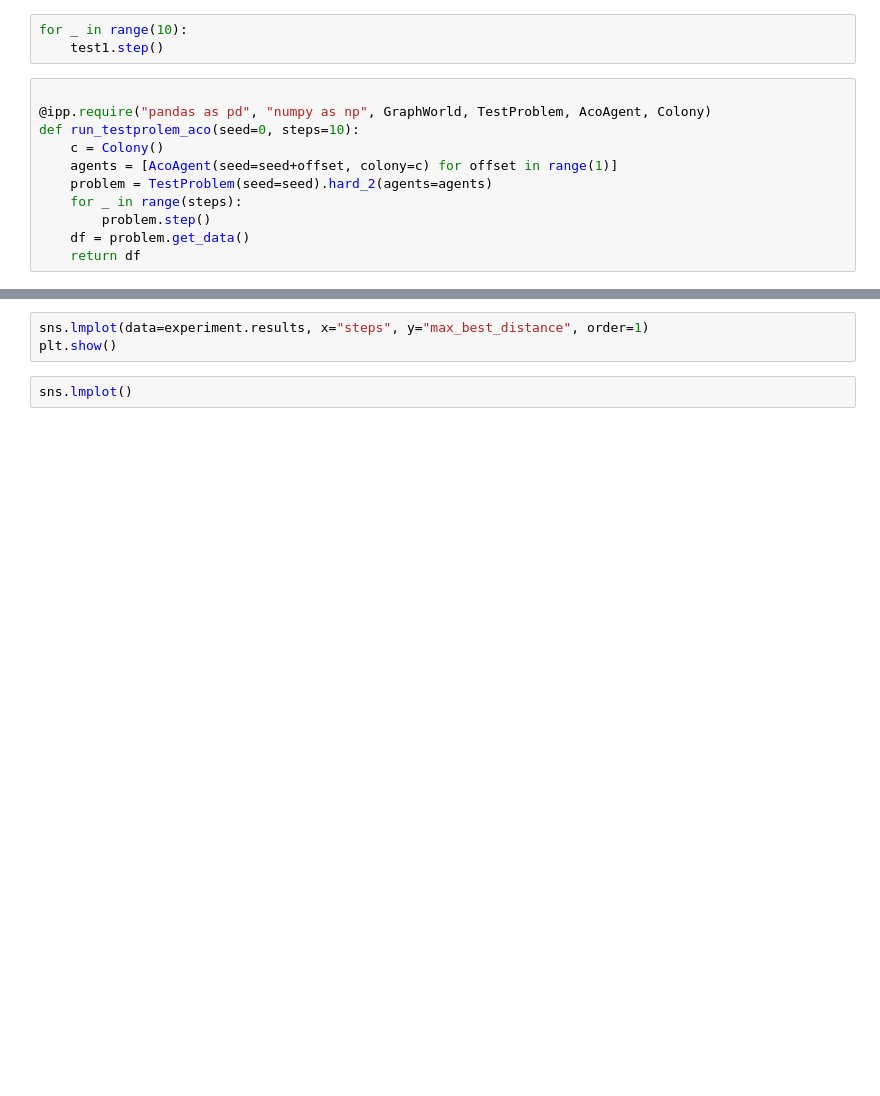
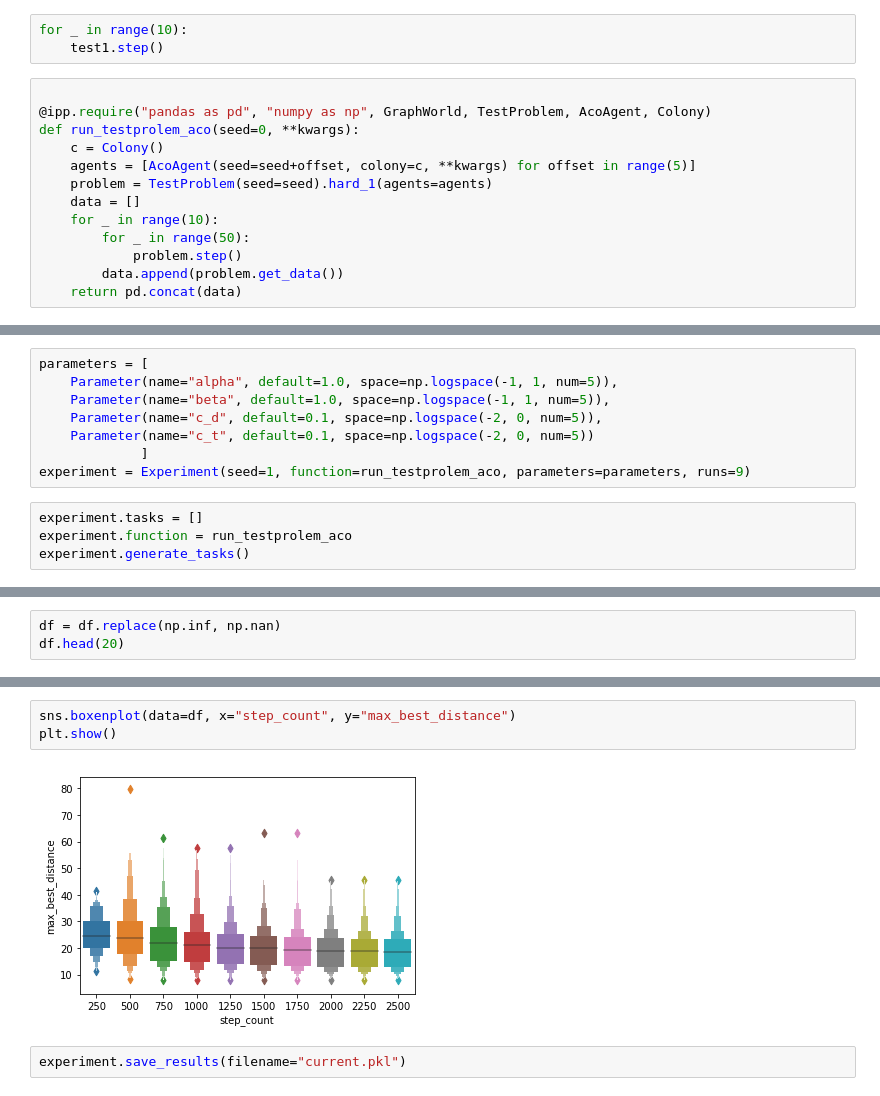
Before and after one commit to ovgu-FINken/ACO-MAPF, a Jupyter notebook: Aco-Visualization.ipynb, the cells around one changed output, grey strips where cells are left out. Cells and saved outputs as stored; diff of their text form; blank space fills up the shorter version.

Commit message:
running visualisations

```diff
--- a/Aco-Visualization.ipynb
+++ b/Aco-Visualization.ipynb
@@ -27,11 +27,13 @@ for _ in range(10):
 # %%
 
 @ipp.require("pandas as pd", "numpy as np", GraphWorld, TestProblem, AcoAgent, Colony)
-def run_testprolem_aco(seed=0, steps=10):
+def run_testprolem_aco(seed=0, **kwargs):
     c = Colony()
-    agents = [AcoAgent(seed=seed+offset, colony=c) for offset in range(1)]
-    problem = TestProblem(seed=seed).hard_2(agents=agents)
-    for _ in range(steps):
-        problem.step()
-    df = problem.get_data()
-    return df
+    agents = [AcoAgent(seed=seed+offset, colony=c, **kwargs) for offset in range(5)]
+    problem = TestProblem(seed=seed).hard_1(agents=agents)
+    data = []
+    for _ in range(10):
+        for _ in range(50):
+            problem.step()
+        data.append(problem.get_data())
+    return pd.concat(data)
@@ -43,2 +40,14 @@ experiment.generate_tasks()
+# %%
+parameters = [
+    Parameter(name="alpha", default=1.0, space=np.logspace(-1, 1, num=5)),
+    Parameter(name="beta", default=1.0, space=np.logspace(-1, 1, num=5)),
+    Parameter(name="c_d", default=0.1, space=np.logspace(-2, 0, num=5)),
+    Parameter(name="c_t", default=0.1, space=np.logspace(-2, 0, num=5))
+             ]
+experiment = Experiment(seed=1, function=run_testprolem_aco, parameters=parameters, runs=9)
+# %%
+experiment.tasks = []
+experiment.function = run_testprolem_aco
+experiment.generate_tasks()
 # %%
 df = experiment.run_map()
@@ -46,0 +57,3 @@ experiment.rc.history
+# %%
+df = df.replace(np.inf, np.nan)
+df.head(20)
@@ -47,5 +78,7 @@ experiment.rc.history
 # %%
-sns.lmplot(data=experiment.results, x="steps", y="max_best_distance", order=1)
+sns.boxenplot(data=df, x="step_count", y="max_best_distance")
 plt.show()
+# %% [output]
+[figure, added]
-# %%
-sns.lmplot()
+# %%
+experiment.save_results(filename="current.pkl")
```
Also changed, not shown: parts of 6 cells of this notebook, 2 other files.
